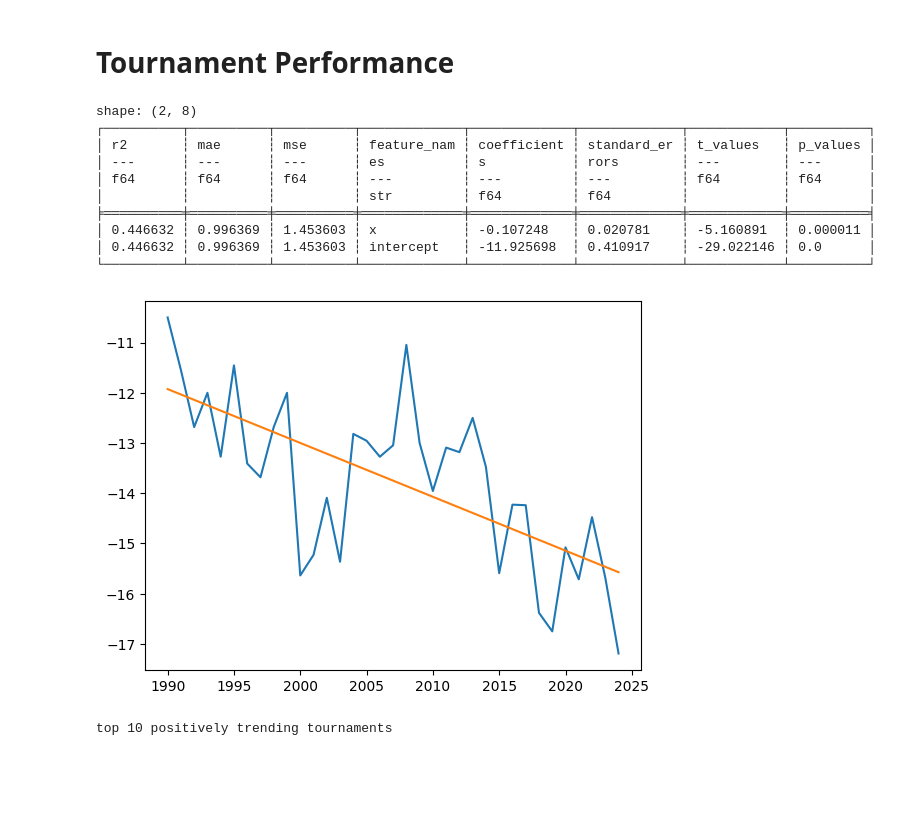
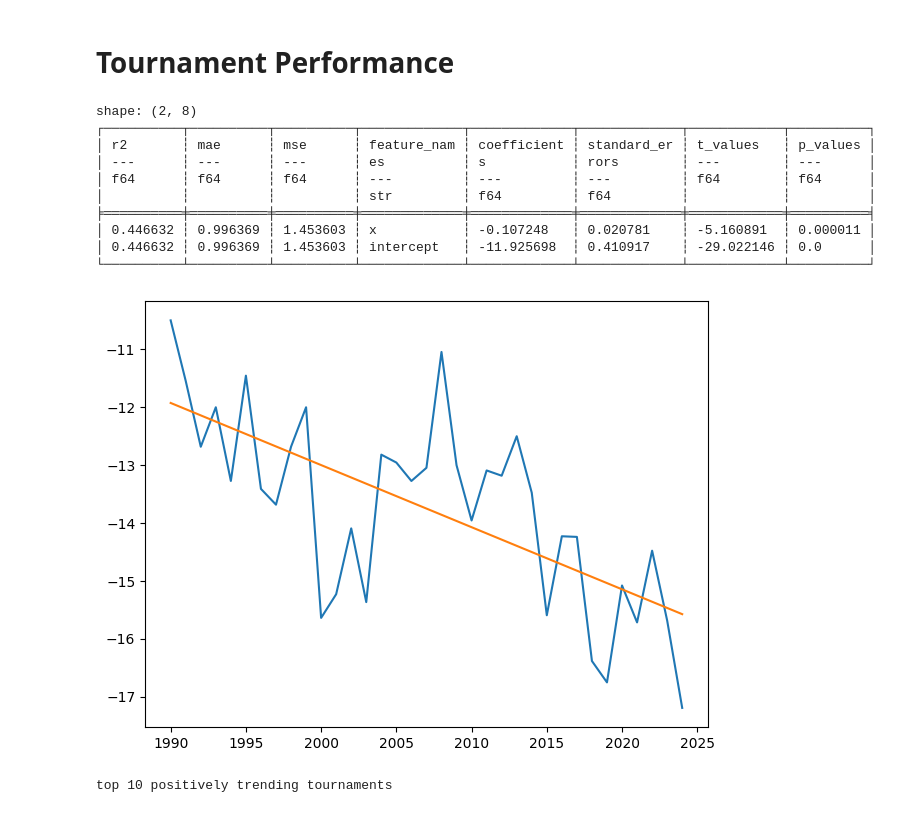
Before and after one commit to JackGreenaway/pga_scraper, a Jupyter notebook: analysis.ipynb, the cells around one changed output. Saved outputs shown, nothing was run; the diff lists cells and outputs as text; code cells hidden in the pictures; blank space fills up the shorter version.

```diff
--- a/analysis.ipynb
+++ b/analysis.ipynb
@@ -58,32 +58,33 @@ coef_stats = yearly_average_score.select(
 ).unnest("statistics")
 
 list_columns = [col for col, dtype in coef_stats.schema.items() if dtype == pl.List]
 coef_stats = coef_stats.explode(list_columns)
 
 print(coef_stats)
 
 intercept = coef_stats.filter(pl.col("feature_names") == "intercept")[
     "coefficients"
 ].to_numpy()
 x_coef = coef_stats.filter(pl.col("feature_names") == "x")["coefficients"].to_numpy()
 
 x = yearly_average_score["int_year"].to_numpy()
 y = yearly_average_score["total_relative"].to_numpy()
 
 plt.plot(x, y)
 plt.plot(x, (x - x.min()) * x_coef + intercept)
 
+plt.tight_layout()
 plt.show()
 # %% [output]
 shape: (2, 8)
 ┌──────────┬──────────┬──────────┬─────────────┬─────────────┬─────────────┬────────────┬──────────┐
 │ r2       ┆ mae      ┆ mse      ┆ feature_nam ┆ coefficient ┆ standard_er ┆ t_values   ┆ p_values │
 │ ---      ┆ ---      ┆ ---      ┆ es          ┆ s           ┆ rors        ┆ ---        ┆ ---      │
 │ f64      ┆ f64      ┆ f64      ┆ ---         ┆ ---         ┆ ---         ┆ f64        ┆ f64      │
 │          ┆          ┆          ┆ str         ┆ f64         ┆ f64         ┆            ┆          │
 ╞══════════╪══════════╪══════════╪═════════════╪═════════════╪═════════════╪════════════╪══════════╡
 │ 0.446632 ┆ 0.996369 ┆ 1.453603 ┆ x           ┆ -0.107248   ┆ 0.020781    ┆ -5.160891  ┆ 0.000011 │
 │ 0.446632 ┆ 0.996369 ┆ 1.453603 ┆ intercept   ┆ -11.925698  ┆ 0.410917    ┆ -29.022146 ┆ 0.0      │
 └──────────┴──────────┴──────────┴─────────────┴─────────────┴─────────────┴────────────┴──────────┘
-[figure, old version]
+[figure, new version]
 # %%
```
Also changed, not shown: parts of 2 cells of this notebook, 2 other files.
